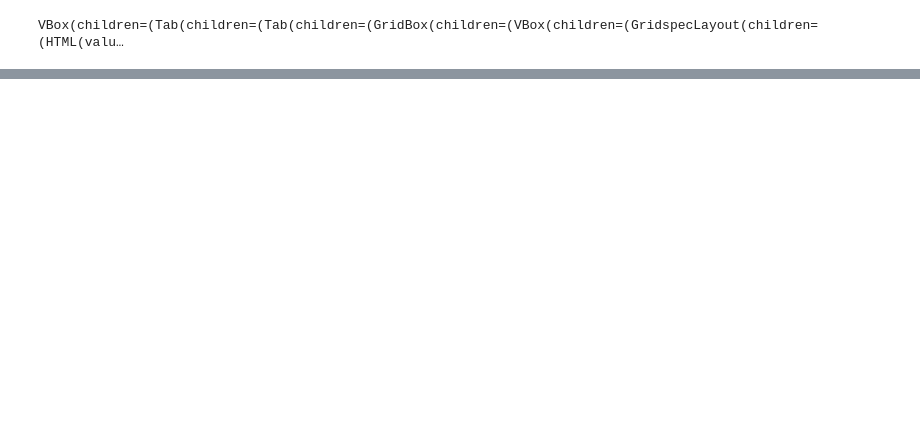
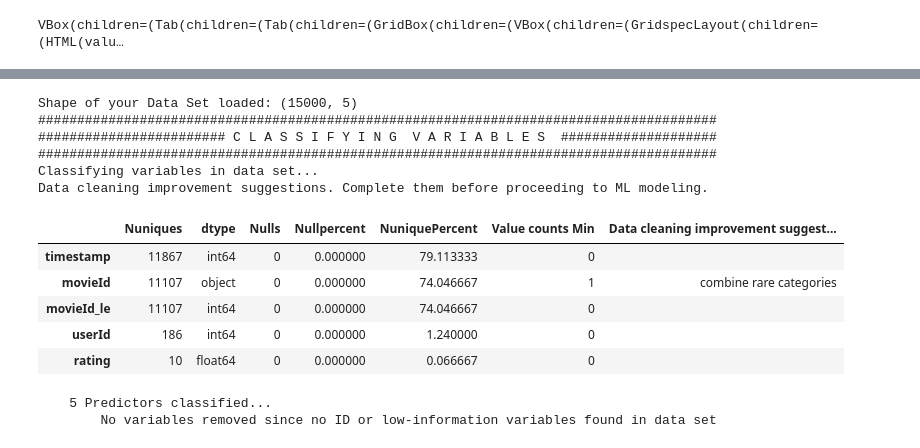
Before and after one commit to jpradas1/A_Model_Recommendation, a Jupyter notebook: notebooks/EDA.ipynb, the cells around one changed output, grey strips where cells are left out. Saved outputs shown, nothing was run; the diff lists cells and outputs as text; code cells hidden in the pictures; blank space fills up the shorter version.

```diff
--- a/notebooks/EDA.ipynb
+++ b/notebooks/EDA.ipynb
@@ -38,3 +43,9 @@ df_rating.head()
 | 2 | 1 | 5.0 | 1425941523 | hs2381 |
 | 3 | 1 | 5.0 | 1425941546 | ns3663 |
 | 4 | 1 | 5.0 | 1425941556 | as9500 |
+# %%
+from sklearn import preprocessing
+le = preprocessing.LabelEncoder()
+
+df_rating['movieId_le'] = le.fit_transform(df_rating['movieId'])
+df_rating.head()
@@ -49,0 +102,22 @@ profile_movies.to_notebook_iframe()
+# %%
+# visual EDA
+from autoviz.AutoViz_Class import AutoViz_Class
+
+
+av_rating = AutoViz_Class()
+av_rating.AutoViz(filename='', dfte=df_rating[:15000])
+# %% [output]
+Shape of your Data Set loaded: (15000, 5)
+#######################################################################################
+######################## C L A S S I F Y I N G  V A R I A B L E S  ####################
+#######################################################################################
+Classifying variables in data set...
+Data cleaning improvement suggestions. Complete them before proceeding to ML modeling.
+|  | Nuniques | dtype | Nulls | Nullpercent | NuniquePercent | Value counts Min | Data cleaning improvement suggest... |
+| timestamp | 11867 | int64 | 0 | 0.000000 | 79.113333 | 0 |  |
+| movieId | 11107 | object | 0 | 0.000000 | 74.046667 | 1 | combine rare categories |
+| movieId_le | 11107 | int64 | 0 | 0.000000 | 74.046667 | 0 |  |
+| userId | 186 | int64 | 0 | 0.000000 | 1.240000 | 0 |  |
+| rating | 10 | float64 | 0 | 0.000000 | 0.066667 | 0 |  |
+    5 Predictors classified...
+        No variables removed since no ID or low-information variables found in data set
```
Also changed, not shown: parts of 11 cells of this notebook, 2 other files.
